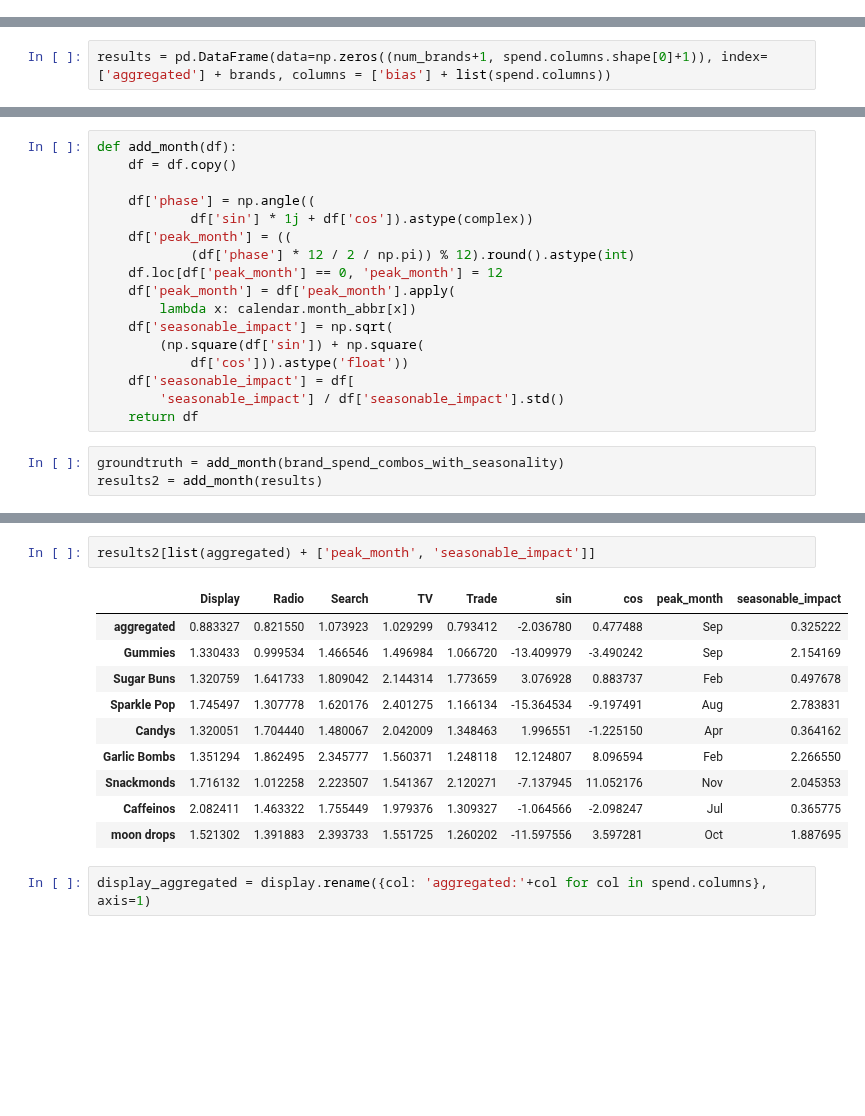
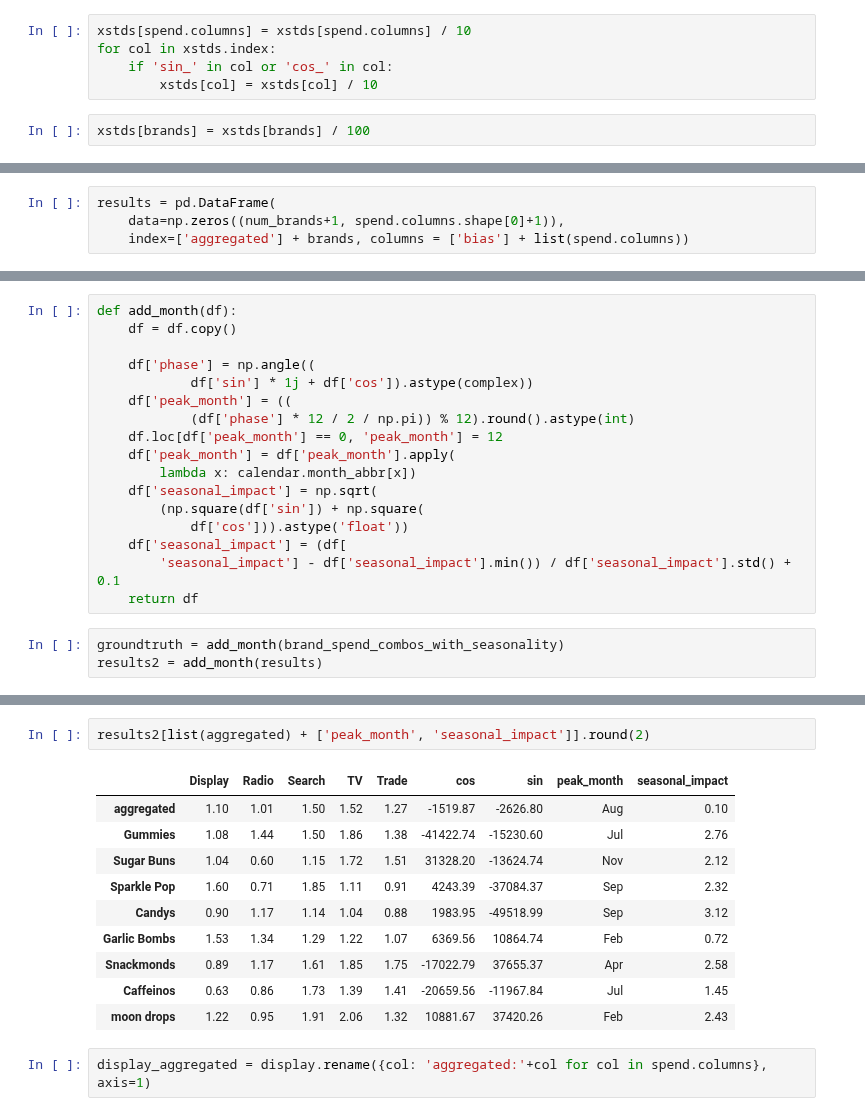
Before and after one commit to leedtan/LeeTanData, a Jupyter notebook: ML_Intro_4_and_5_Regularization/Lecture5_onehot_norm_tensorflow_with_time.ipynb, the cells around one changed output, grey strips where cells are left out. Cells and saved outputs as stored; diff of their text form; blank space fills up the shorter version.

```diff
--- a/ML_Intro_4_and_5_Regularization/Lecture5_onehot_norm_tensorflow_with_time.ipynb
+++ b/ML_Intro_4_and_5_Regularization/Lecture5_onehot_norm_tensorflow_with_time.ipynb
@@ -254,2 +355,9 @@ xmeans, xstds = Xraw.mean(), Xraw.std()
+# %%
+xstds[spend.columns] = xstds[spend.columns] / 10
+for col in xstds.index:
+    if 'sin_' in col or 'cos_' in col:
+        xstds[col] = xstds[col] / 10
+# %%
+xstds[brands] = xstds[brands] / 100
 # %%
 X = (Xraw - xmeans) / xstds
@@ -366,5 +480,7 @@ Index(['biasDisplay', 'biasRadio', 'biasSearch', 'biasTV', 'biasTrade',
 # %%
-results = pd.DataFrame(data=np.zeros((num_brands+1, spend.columns.shape[0]+1)), index=['aggregated'] + brands, columns = ['bias'] + list(spend.columns))
+results = pd.DataFrame(
+    data=np.zeros((num_brands+1, spend.columns.shape[0]+1)),
+    index=['aggregated'] + brands, columns = ['bias'] + list(spend.columns))
 # %%
 results
 # %% [output]
@@ -430,11 +546,11 @@ def add_month(df):
     df.loc[df['peak_month'] == 0, 'peak_month'] = 12
     df['peak_month'] = df['peak_month'].apply(
         lambda x: calendar.month_abbr[x])
-    df['seasonable_impact'] = np.sqrt(
+    df['seasonal_impact'] = np.sqrt(
         (np.square(df['sin']) + np.square(
             df['cos'])).astype('float'))
-    df['seasonable_impact'] = df[
-        'seasonable_impact'] / df['seasonable_impact'].std()
+    df['seasonal_impact'] = (df[
+        'seasonal_impact'] - df['seasonal_impact'].min()) / df['seasonal_impact'].std() + 0.1
     return df
 # %%
 groundtruth = add_month(brand_spend_combos_with_seasonality)
@@ -454,16 +570,16 @@ groundtruth[list(aggregated) + ['peak_month', 'seasonable_impact']]
 # %%
-results2[list(aggregated) + ['peak_month', 'seasonable_impact']]
+results2[list(aggregated) + ['peak_month', 'seasonal_impact']].round(2)
 # %% [output]
-|  | Display | Radio | Search | TV | Trade | sin | cos | peak_month | seasonable_impact |
-| aggregated | 0.883327 | 0.821550 | 1.073923 | 1.029299 | 0.793412 | -2.036780 | 0.477488 | Sep | 0.325222 |
-| Gummies | 1.330433 | 0.999534 | 1.466546 | 1.496984 | 1.066720 | -13.409979 | -3.490242 | Sep | 2.154169 |
-| Sugar Buns | 1.320759 | 1.641733 | 1.809042 | 2.144314 | 1.773659 | 3.076928 | 0.883737 | Feb | 0.497678 |
-| Sparkle Pop | 1.745497 | 1.307778 | 1.620176 | 2.401275 | 1.166134 | -15.364534 | -9.197491 | Aug | 2.783831 |
-| Candys | 1.320051 | 1.704440 | 1.480067 | 2.042009 | 1.348463 | 1.996551 | -1.225150 | Apr | 0.364162 |
-| Garlic Bombs | 1.351294 | 1.862495 | 2.345777 | 1.560371 | 1.248118 | 12.124807 | 8.096594 | Feb | 2.266550 |
-| Snackmonds | 1.716132 | 1.012258 | 2.223507 | 1.541367 | 2.120271 | -7.137945 | 11.052176 | Nov | 2.045353 |
-| Caffeinos | 2.082411 | 1.463322 | 1.755449 | 1.979376 | 1.309327 | -1.064566 | -2.098247 | Jul | 0.365775 |
-| moon drops | 1.521302 | 1.391883 | 2.393733 | 1.551725 | 1.260202 | -11.597556 | 3.597281 | Oct | 1.887695 |
+|  | Display | Radio | Search | TV | Trade | cos | sin | peak_month | seasonal_impact |
+| aggregated | 1.10 | 1.01 | 1.50 | 1.52 | 1.27 | -1519.87 | -2626.80 | Aug | 0.10 |
+| Gummies | 1.08 | 1.44 | 1.50 | 1.86 | 1.38 | -41422.74 | -15230.60 | Jul | 2.76 |
+| Sugar Buns | 1.04 | 0.60 | 1.15 | 1.72 | 1.51 | 31328.20 | -13624.74 | Nov | 2.12 |
+| Sparkle Pop | 1.60 | 0.71 | 1.85 | 1.11 | 0.91 | 4243.39 | -37084.37 | Sep | 2.32 |
+| Candys | 0.90 | 1.17 | 1.14 | 1.04 | 0.88 | 1983.95 | -49518.99 | Sep | 3.12 |
+| Garlic Bombs | 1.53 | 1.34 | 1.29 | 1.22 | 1.07 | 6369.56 | 10864.74 | Feb | 0.72 |
+| Snackmonds | 0.89 | 1.17 | 1.61 | 1.85 | 1.75 | -17022.79 | 37655.37 | Apr | 2.58 |
+| Caffeinos | 0.63 | 0.86 | 1.73 | 1.39 | 1.41 | -20659.56 | -11967.84 | Jul | 1.45 |
+| moon drops | 1.22 | 0.95 | 1.91 | 2.06 | 1.32 | 10881.67 | 37420.26 | Feb | 2.43 |
 # %%
 display_aggregated = display.rename({col: 'aggregated:'+col for col in spend.columns}, axis=1)
 # %%
```
Also changed, not shown: parts of 51 cells of this notebook.
